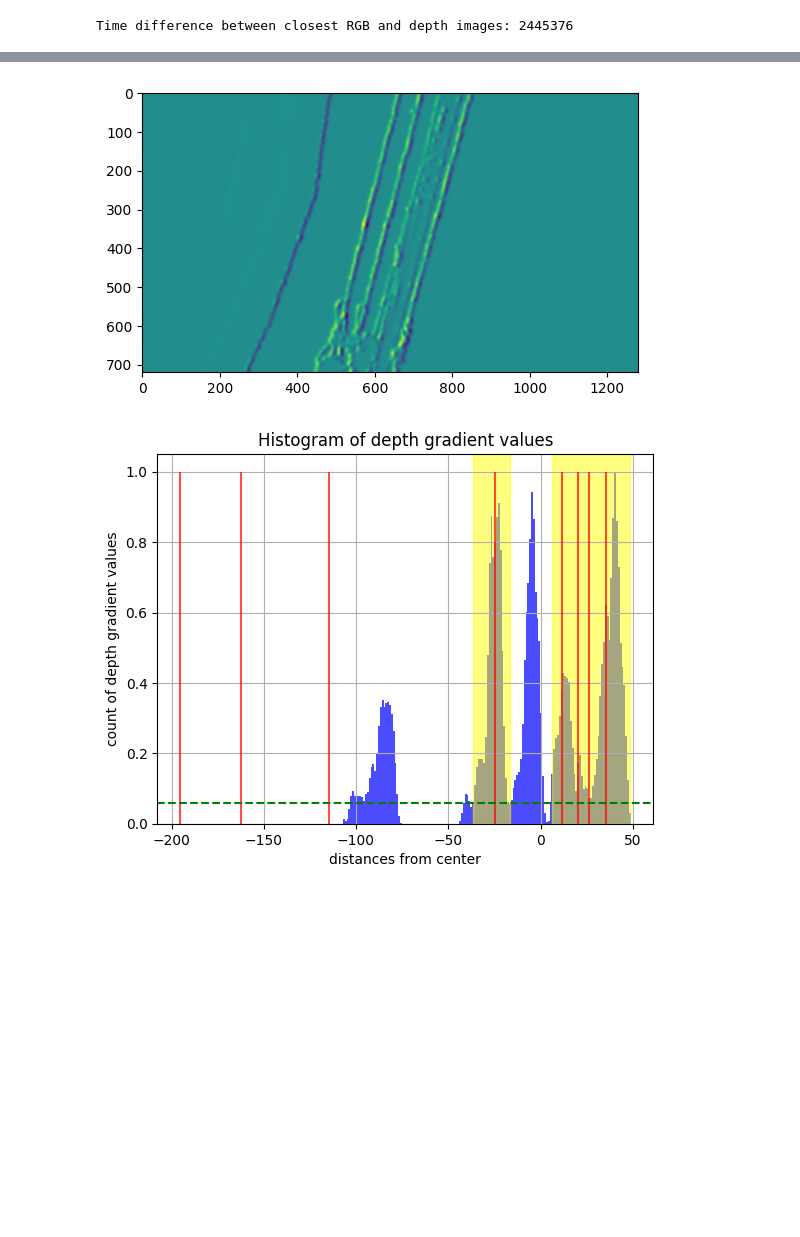
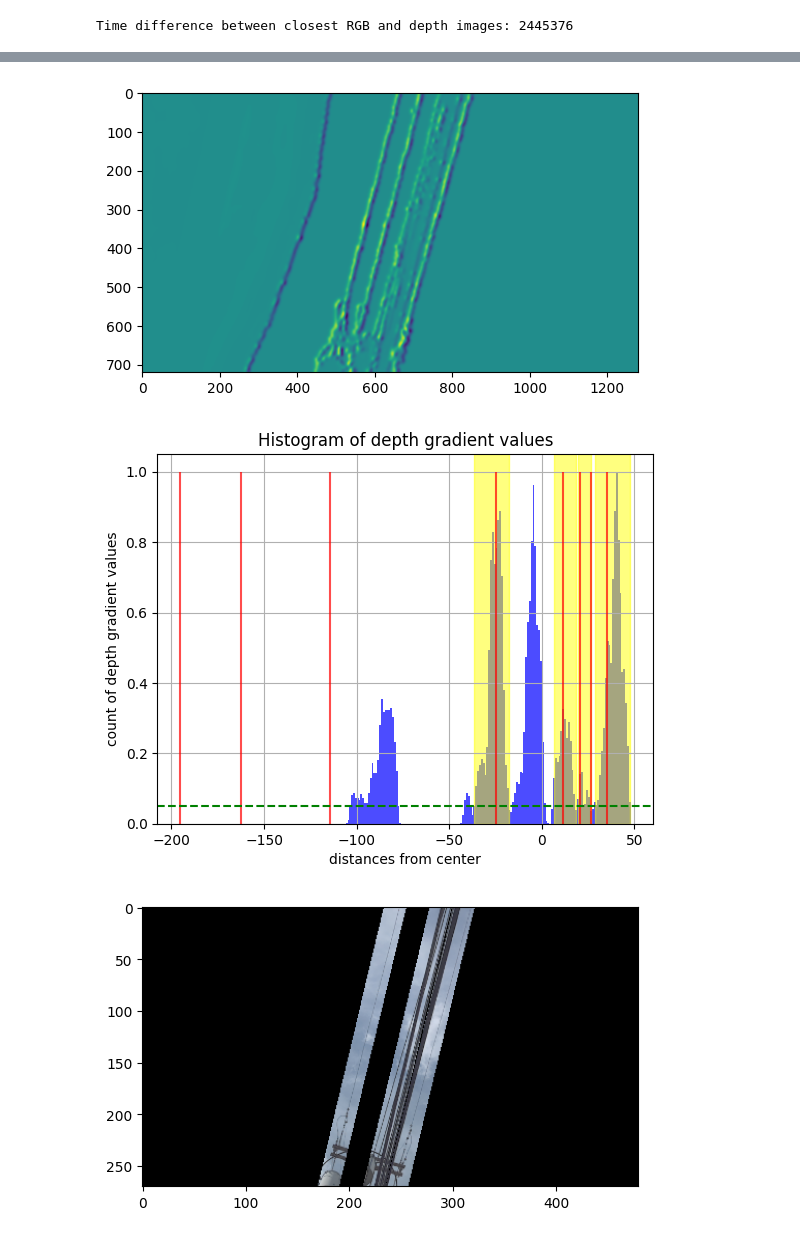
Before and after one commit to tharp789/wire_detection_tests, a Jupyter notebook: ransac_test.ipynb, the cells around one changed output, grey strips where cells are left out. Cells and saved outputs as stored; diff of their text form; code cells hidden in the pictures; blank space fills up the shorter version.

```diff
--- a/ransac_test.ipynb
+++ b/ransac_test.ipynb
@@ -27,7 +33,8 @@ input_image_size = [480, 270]
 # Creat e a WireDetector instance
 wire_detector = wdu.WireDetector(line_threshold, low_canny_threshold, high_canny_threshold, pixel_binning_size, bin_avg_threshold_multiplier)
 
-folder = '/media/tyler/Storage/field_tests/street_wire_experiments/wire_tracking_05-07_40fov/'
+folder = '/media/tyler/Storage/Research/Datasets/wire_tracking_05-07_40fov/'
+# folder = '/media/tyler/Storage/field_tests/street_wire_experiments/wire_tracking_05-07_40fov/'
 # target_timestamp = 1746650652972994304 # straight wire
 target_timestamp = 1746650656862302432 # angled wire
 # folder = '/media/tyler/Storage/field_tests/acfa_3-21/'
@@ -51,23 +58,23 @@ for image_name in os.listdir(depth_folder):
         if closest_depth_timestamp is None or abs(timestamp - target_timestamp) < abs(closest_depth_timestamp - target_timestamp):
             closest_depth_timestamp = timestamp
 
-rgb_image = str(closest_rgb_timestamp) + '.png'
-depth_image = str(closest_depth_timestamp) + '.npy'
+rgb_image_path = str(closest_rgb_timestamp) + '.png'
+depth_image_path = str(closest_depth_timestamp) + '.npy'
 
 print(f"Time difference between closest RGB and depth images: {abs(closest_rgb_timestamp - closest_depth_timestamp)}")
 
-img = cv2.imread(rgb_folder + rgb_image)
-depth = np.load(depth_folder + depth_image)
+img = cv2.imread(rgb_folder + rgb_image_path)
+depth = np.load(depth_folder + depth_image_path)
 assert img is not None, "Image not found"
 assert depth is not None, "Depth image not found"
 # %% [output]
 Time difference between closest RGB and depth images: 2445376
 # %%
-img = cv2.resize(img, (input_image_size[0], input_image_size[1]))
-depth = cv2.resize(depth, (input_image_size[0], input_image_size[1]))
+# img = cv2.resize(img, (input_image_size[0], input_image_size[1]))
+# depth = cv2.resize(depth, (input_image_size[0], input_image_size[1]))
 cv2.imwrite('detect_3d_output/reference.jpg', img)
 plt.figure()
-plt.imshow(img)
+plt.imshow(cv2.cvtColor(img, cv2.COLOR_BGR2RGB))
 
 # Create segmentation mask
 seg_mask = wire_detector.create_seg_mask(img)
@@ -84,12 +91,10 @@ for i, (x0,y0,x1,y1) in enumerate(wire_lines):
 
 for i, (x0,y0) in enumerate(wire_midpoints):
     cv2.circle(img_2d_detect, (int(x0), int(y0)), 5, tuple(rand_colors[i]), -1)
-
 img_2d_detect = cv2.resize(img_2d_detect, (1280, 720))
-end_time = datetime.datetime.now()
 cv2.imwrite('detect_3d_output/wire2d_detect.jpg', img_2d_detect)
 plt.figure()
-plt.imshow(img_2d_detect)
+plt.imshow(cv2.cvtColor(img_2d_detect, cv2.COLOR_BGR2RGB))
 
 # create value mask
 lower_black = np.array([0, 0, 0])
@@ -128,8 +133,8 @@ plt.imshow(depth_gradient_viz)
 distance, depth_gradient_1d = wdu.project_image_to_axis(depth_gradient, perp_angle)
 depth_gradient_1d = np.abs(depth_gradient_1d)
 depth_gradient_1d = depth_gradient_1d / np.max(depth_gradient_1d)
-depth_gradient_1d_shortened = depth_gradient_1d[depth_gradient_1d > 0.1]
-distance_shortened = distance[depth_gradient_1d > 0.1]
+depth_gradient_1d_shortened = depth_gradient_1d[depth_gradient_1d > 0.2]
+distance_shortened = distance[depth_gradient_1d > 0.2]
 
 dist_hist, bin_edges = np.histogram(distance_shortened, bins=np.arange(np.min(distance_shortened), np.max(distance_shortened), 1), weights=depth_gradient_1d_shortened)
 bin_centers = 0.5 * (bin_edges[1:] + bin_edges[:-1])
@@ -139,10 +144,20 @@ threshold = bin_avg_threshold_multiplier * np.mean(dist_hist)
 mask = dist_hist > threshold
 mask_diff = np.diff(mask.astype(int))
 mask_diff = np.concatenate(([0], mask_diff))
+
 start_indices = np.where(mask_diff == 1)[0]
 end_indices = np.where(mask_diff == -1)[0]
+if len(start_indices) > len(end_indices):
+    end_indices = np.append(end_indices, len(mask) - 1)
+if len(end_indices) > len(start_indices):
+    start_indices = np.append(0, start_indices)
+
+assert len(start_indices) == len(end_indices), "Mismatch in start and end indices length"
+
 
 regions_of_interest = []
+print(f"Start indices: {start_indices}")
+print(f"End indices: {end_indices}")
 for start, end in zip(start_indices, end_indices):
     if bin_centers[start] < bin_centers[end]:
         start = bin_centers[start]
@@ -167,4 +182,10 @@ plt.ylabel('count of depth gradient values')
 plt.grid()
 plt.savefig('detect_3d_output/histogram_neg.png')
 plt.show()
+
+roi_depths, depth_masked, roi_rgb, rgb_masked = wdu.roi_to_mask(regions_of_interest, perp_angle, depth, img)
+cv2.imwrite('detect_3d_output/rgb_masked.jpg', rgb_masked)
+plt.figure()
+plt.imshow(cv2.cvtColor(rgb_masked, cv2.COLOR_BGR2RGB))
+plt.show()
 # %% [output]
@@ -171,3 +194,4 @@ plt.show()
 [figure]
 [figure]
-[figure, old version]
+[figure, new version]
+[figure, added]
```
Also changed, not shown: parts of 6 cells of this notebook, 9 other files.
